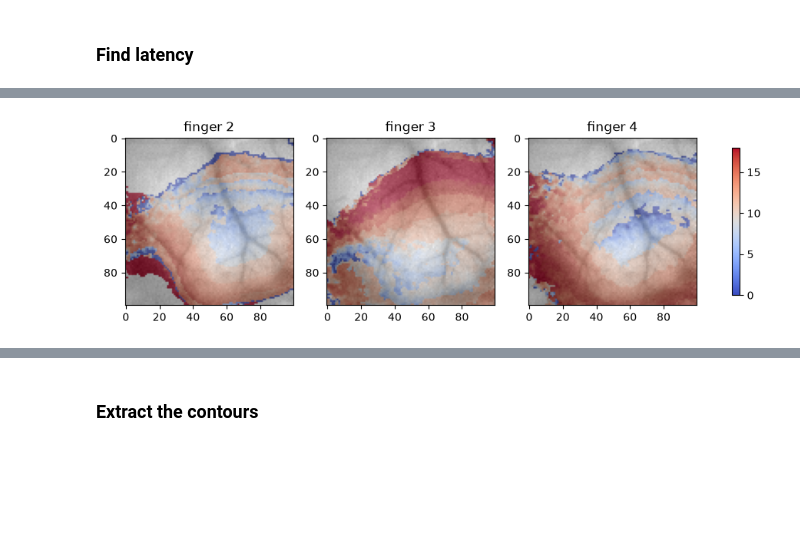
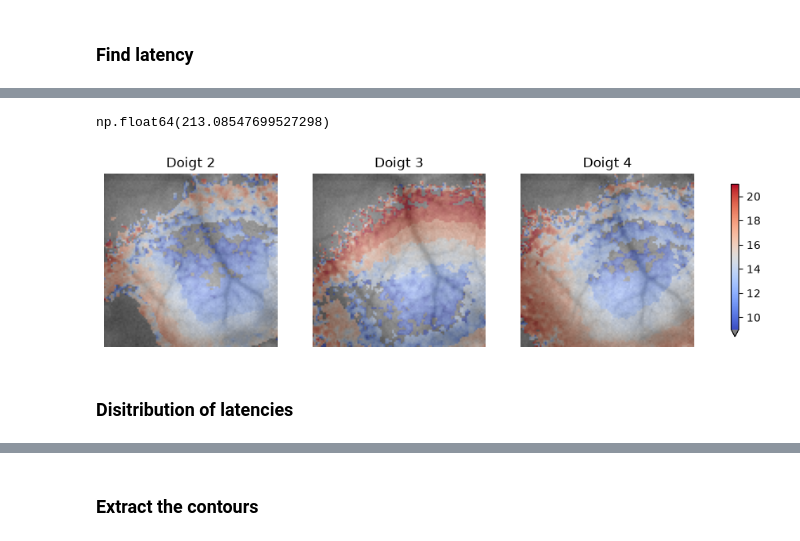
Before and after one commit to arthbreaker/DA3_VSDI_S1_G1_2026, a Jupyter notebook: scripts/latency.ipynb, the cells around one changed output, grey strips where cells are left out. Saved outputs shown, nothing was run; the diff lists cells and outputs as text; code cells hidden in the pictures; blank space fills up the shorter version.

```diff
--- a/scripts/latency.ipynb
+++ b/scripts/latency.ipynb
@@ -59,7 +59,7 @@ for trial_num in x:
 
 delta_f = np.array(delta_f)
 
-df_filtered = gaussian_filter(delta_f.copy(), sigma=(0, sig, sig, sig))
+df_filtered = gaussian_filter(delta_f.copy(), sigma=(0, sig, sig, 0))
 # df_test = gaussian_filter(delta_f.copy(), sigma=(0, sig, sig, sig))
 # %%
 cond1_index = np.where(condition == '1')[0]
@@ -80,7 +80,7 @@ baseline3 = np.mean(cond3_ave[:,:,:33], axis=2)
 # %%
 from scipy.stats import ttest_1samp, ttest_ind, ttest_rel, linregress
 
-def calc_ttest(data, start, end, alpha=0.01):
+def calc_ttest(data, baseline, start, end, alpha=0.01):
     lat = np.zeros(shape=(100,100))
     for k in range(end):
         for i in range(100):
@@ -118,0 +119,4 @@ lat3 = calc_latency(cond3_ave, start=37, alpha=0.01)
+# %%
+def frames_ms(frames):
+    ms = np.where(frames>0, (frames-33)*3, 0)
+    return ms
@@ -149,3 +169,18 @@ def extract_latency(data, baseline, first_lat):
+# %%
+def extract_latency(data, baseline, first_lat):
+    # data: (100, 100, 255), baseline and first_lat: (100, 100)
+    x2 = first_lat.astype(int)
+    x1 = np.where(x2 > 0, x2 - 1, x2)
+
+    # pick the frame at x2 and x1 for every pixel
+    y2 = np.take_along_axis(data, x2[..., None], axis=2)[..., 0]
+    y1 = np.take_along_axis(data, x1[..., None], axis=2)[..., 0]
+
+    m = (y2 - y1) / (x2 - x1)
+    c = y1 - m * x1
+    latency = (baseline - c) / m
+
+    return frames_ms(latency)
 # %%
 cond1_lat = extract_latency(cond1_ave, baseline1, lat1)
 cond2_lat = extract_latency(cond2_ave, baseline2, lat2)
@@ -153,20 +291,34 @@ cond3_lat = extract_latency(cond3_ave, baseline3, lat3)
+# %%
+np.max(cond3_lat)
+# %% [output]
+np.float64(213.08547699527298)
 # %%
 fig, (ax1, ax2, ax3) = plt.subplots(1, 3, figsize=(12, 5))
 
-im1 = ax1.imshow(cond1_lat, cmap='coolwarm', vmin=0, vmax=18)
+cmap = plt.colormaps['coolwarm'].copy()
+cmap.set_under('grey')
+cmap.set_over('grey')
+
+im1 = ax1.imshow(cond1_lat, cmap=cmap, vmin=9, vmax=21)
 ax1.imshow(Cortex, alpha=0.5)
-ax1.set_title('finger 2')
+ax1.set_title('Doigt 2')
 
-im2 = ax2.imshow(cond2_lat, cmap='coolwarm', vmin=0, vmax=18)
+im2 = ax2.imshow(cond2_lat, cmap=cmap, vmin=9, vmax=21)
 ax2.imshow(Cortex, alpha=0.5)
-ax2.set_title('finger 3')
+ax2.set_title('Doigt 3')
 
-im3 = ax3.imshow(cond3_lat, cmap='coolwarm', vmin=0, vmax=18)
+im3 = ax3.imshow(cond3_lat, cmap=cmap, vmin=9, vmax=21)
 ax3.imshow(Cortex, alpha=0.5)
-ax3.set_title('finger 4')
+ax3.set_title('Doigt 4')
 
-fig.colorbar(im3, ax=[ax1, ax2, ax3], shrink=0.5)
+ax1.set_axis_off()
+ax2.set_axis_off()
+ax3.set_axis_off()
+
+fig.colorbar(im3, ax=[ax1, ax2, ax3], shrink=0.5, extend='min')
 
 plt.show()
 # %% [output]
-[figure, old version]
+[figure, new version]
+# %% [markdown]
+### Disitribution of latencies
```
Also changed, not shown: parts of 26 cells of this notebook, 5 other files.
